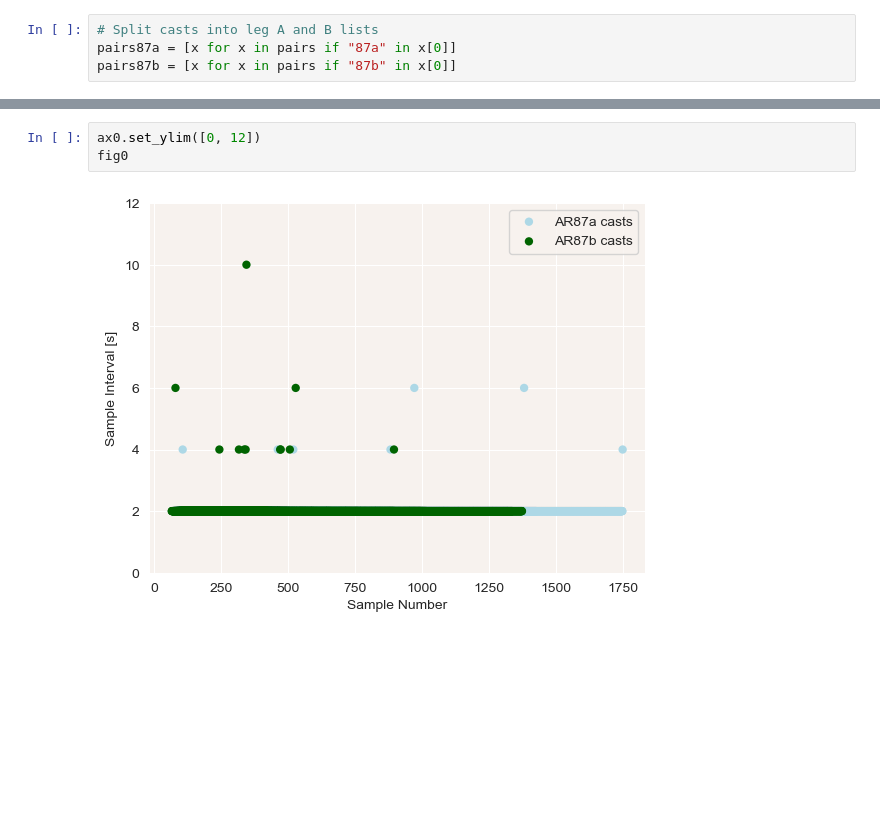
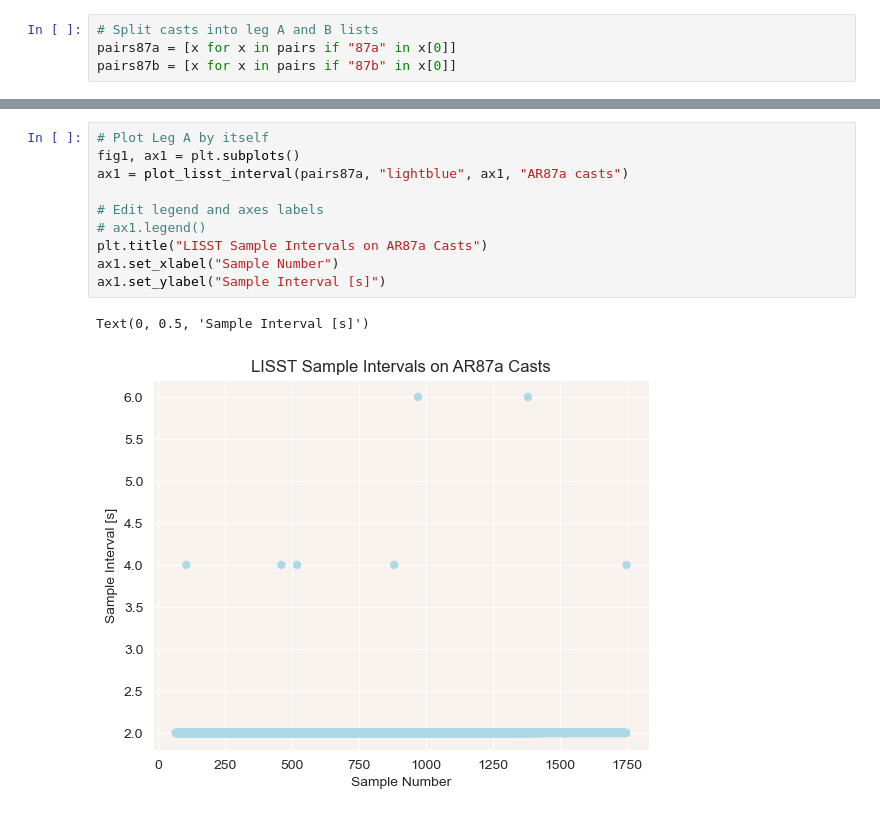
Before and after one commit to cooleyky/prtsz_deep_dive, a Jupyter notebook: 06-pioneer21-sample-interval-drift.ipynb, the cells around one changed output, grey strips where cells are left out. Saved outputs shown, nothing was run; the diff lists cells and outputs as text; blank space fills up the shorter version.

Commit message:
Complete initial sample interval analysis

```diff
--- a/06-pioneer21-sample-interval-drift.ipynb
+++ b/06-pioneer21-sample-interval-drift.ipynb
@@ -278,5 +237,13 @@ ax0.set_ylim([-5, 25])
 # %%
-ax0.set_ylim([0, 12])
-fig0
+# Plot Leg A by itself
+fig1, ax1 = plt.subplots()
+ax1 = plot_lisst_interval(pairs87a, "lightblue", ax1, "AR87a casts")
+
+# Edit legend and axes labels
+# ax1.legend()
+plt.title("LISST Sample Intervals on AR87a Casts")
+ax1.set_xlabel("Sample Number")
+ax1.set_ylabel("Sample Interval [s]")
 # %% [output]
+Text(0, 0.5, 'Sample Interval [s]')
-[figure, old version]
+[figure, new version]
```
Also changed, not shown: parts of 15 cells of this notebook.
